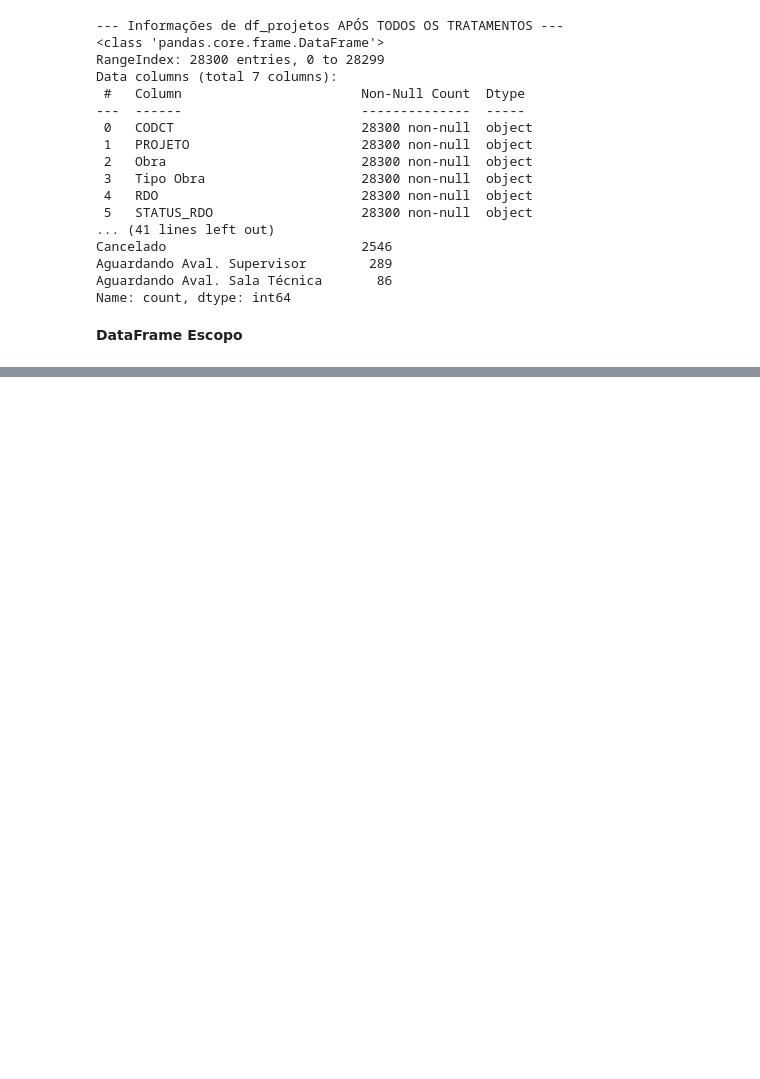
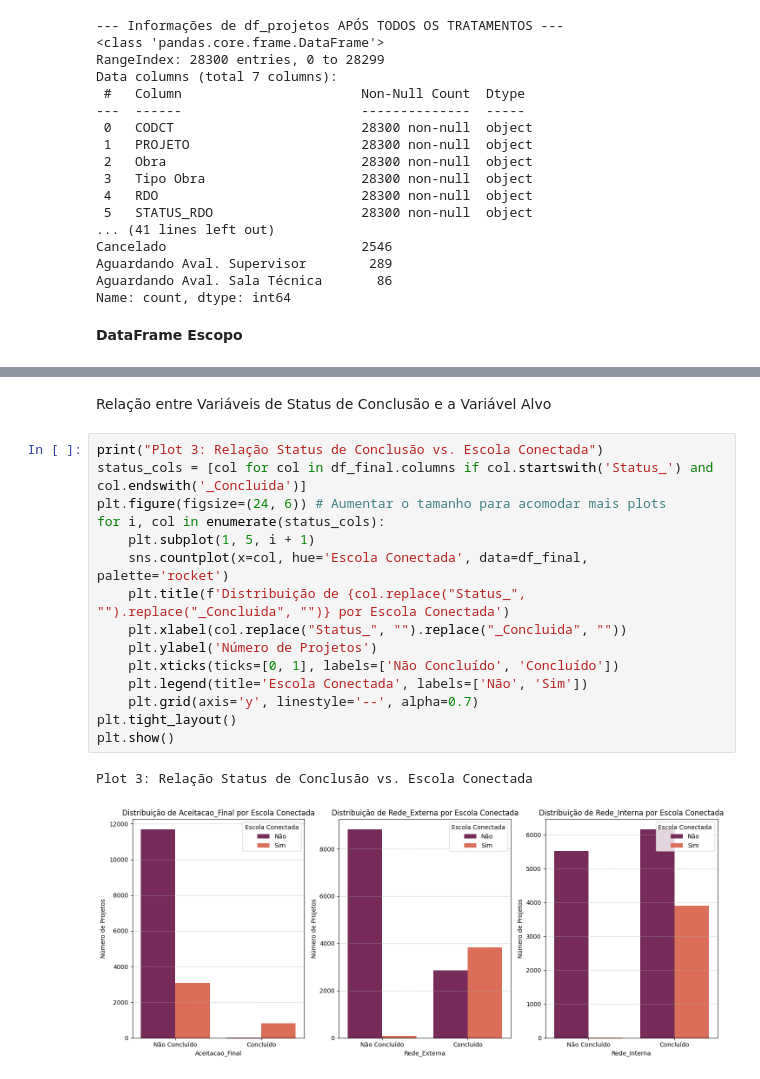
Before and after one commit to dxspimentel/PUC, a Jupyter notebook: MVP_Diego_Pimentel.ipynb, the cells around one changed output, grey strips where cells are left out. Cells and saved outputs as stored; diff of their text form; blank space fills up the shorter version.

```diff
--- a/MVP_Diego_Pimentel.ipynb
+++ b/MVP_Diego_Pimentel.ipynb
@@ -497,0 +533,20 @@ Name: count, dtype: int64
+# %% [markdown]
+Relação entre Variáveis de Status de Conclusão e a Variável Alvo
+# %%
+print("Plot 3: Relação Status de Conclusão vs. Escola Conectada")
+status_cols = [col for col in df_final.columns if col.startswith('Status_') and col.endswith('_Concluida')]
+plt.figure(figsize=(24, 6)) # Aumentar o tamanho para acomodar mais plots
+for i, col in enumerate(status_cols):
+    plt.subplot(1, 5, i + 1)
+    sns.countplot(x=col, hue='Escola Conectada', data=df_final, palette='rocket')
+    plt.title(f'Distribuição de {col.replace("Status_", "").replace("_Concluida", "")} por Escola Conectada')
+    plt.xlabel(col.replace("Status_", "").replace("_Concluida", ""))
+    plt.ylabel('Número de Projetos')
+    plt.xticks(ticks=[0, 1], labels=['Não Concluído', 'Concluído'])
+    plt.legend(title='Escola Conectada', labels=['Não', 'Sim'])
+    plt.grid(axis='y', linestyle='--', alpha=0.7)
+plt.tight_layout()
+plt.show()
+# %% [output]
+Plot 3: Relação Status de Conclusão vs. Escola Conectada
+[figure, added]
```
Also changed, not shown: parts of 22 cells of this notebook.
